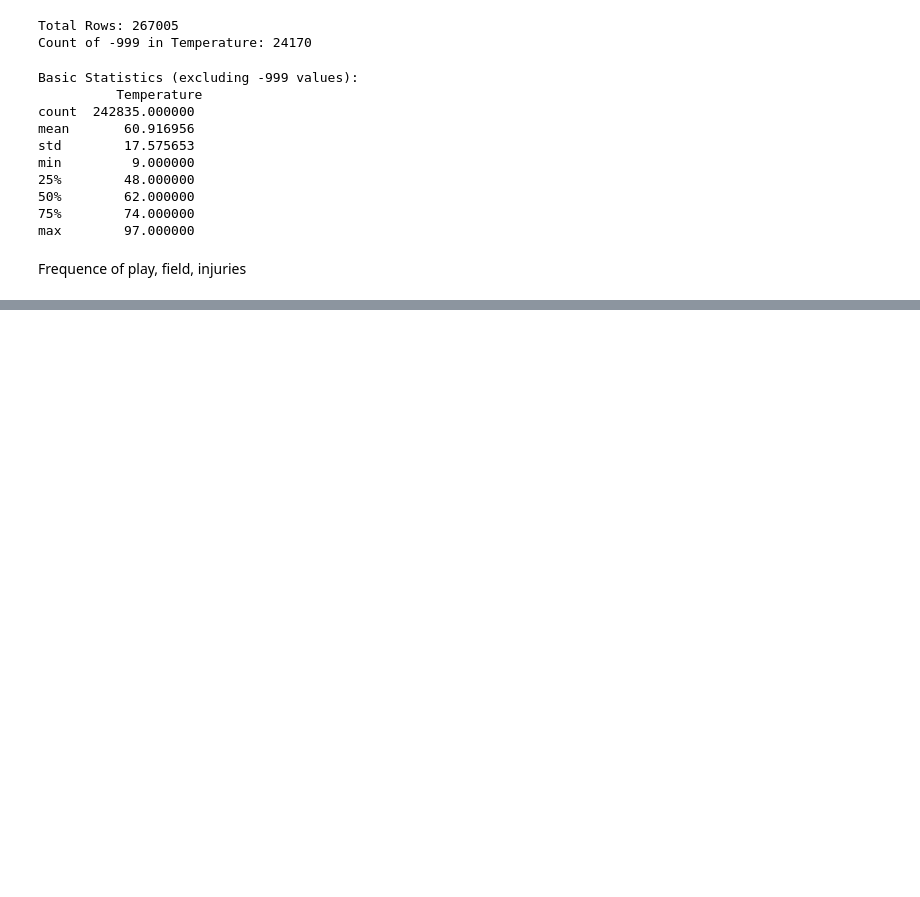
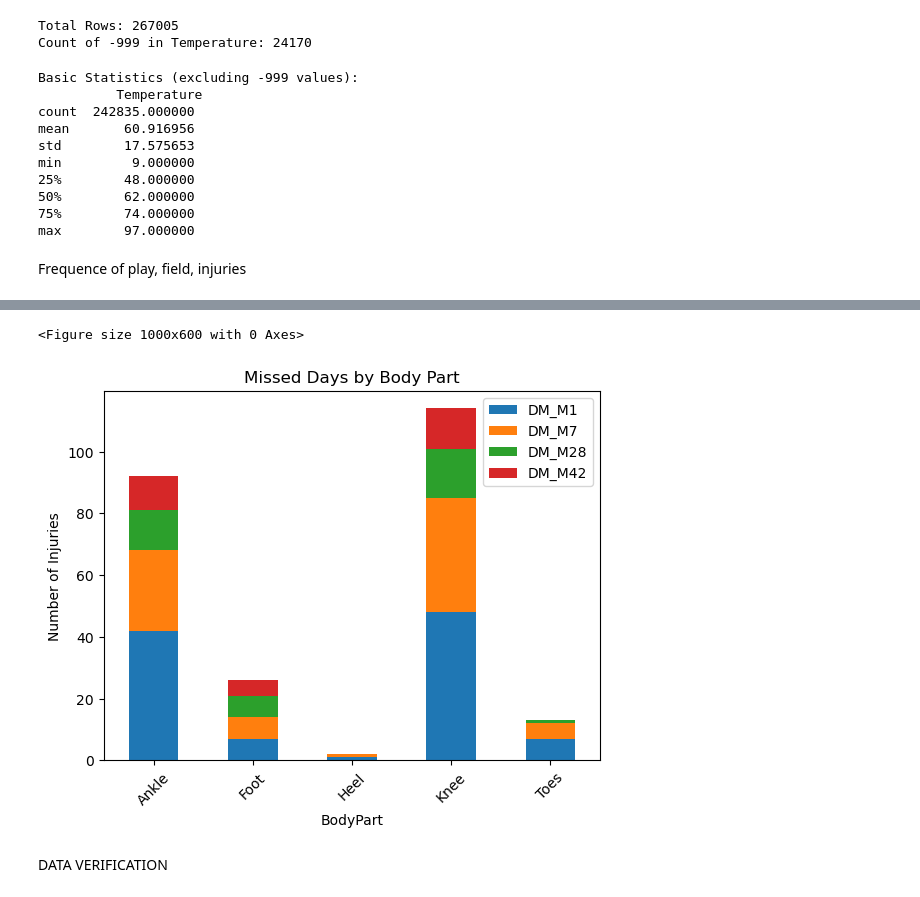
Before and after one commit to DiyaPrasanth20/NFL_Analysis, a Jupyter notebook: DataExploration.ipynb, the cells around one changed output, grey strips where cells are left out. Drawn from its saved outputs; the diff is of its cells as text; code cells hidden in the pictures; blank space fills up the shorter version.

```diff
--- a/DataExploration.ipynb
+++ b/DataExploration.ipynb
@@ -135,0 +229,15 @@ plt.show()
+# %%
+# 3. Cross-analysis: Injuries by Body Part leading to missed days
+dm_bodypart = df_filtered_injury_details.groupby('BodyPart')[['DM_M1', 'DM_M7', 'DM_M28', 'DM_M42']].sum()
+print("\nMissed Days by Body Part:")
+print(dm_bodypart)
+
+# Cross-analysis: Injuries by FieldType leading to missed days
+dm_fieldtype = df_filtered_injury_details.groupby('FieldType')[['DM_M1', 'DM_M7', 'DM_M28', 'DM_M42']].sum()
+print("\nMissed Days by Field Type:")
+print(dm_fieldtype)
+
+# Cross-analysis: Injuries by Weather leading to missed days
+dm_weather = df_filtered_injury_details.groupby('Weather')[['DM_M1', 'DM_M7', 'DM_M28', 'DM_M42']].sum()
+print("\nMissed Days by Weather Condition:")
+print(dm_weather)
@@ -135,0 +262,13 @@ plt.show()
+# %%
+# Plotting Missed Days by Body Part
+plt.figure(figsize=(10, 6))
+dm_bodypart.plot(kind='bar', stacked=True)
+plt.title('Missed Days by Body Part')
+plt.ylabel('Number of Injuries')
+plt.xticks(rotation=45)
+plt.show()
+# %% [output]
+<Figure size 1000x600 with 0 Axes>
+[figure, added]
+# %% [markdown]
+DATA VERIFICATION
```
Also changed, not shown: parts of 15 cells of this notebook.
